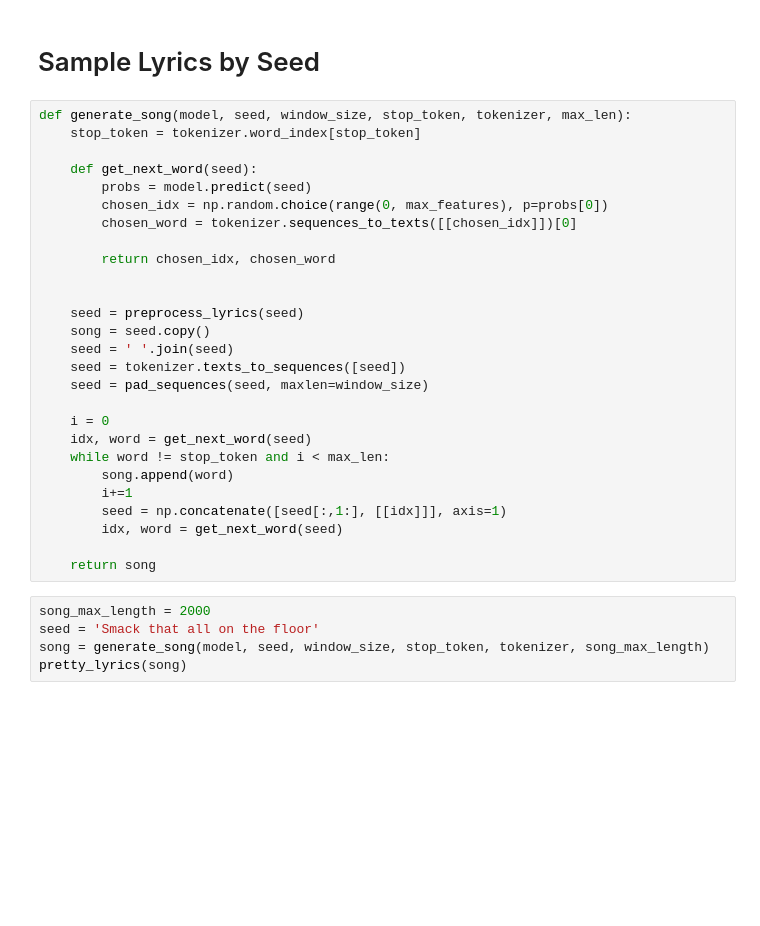
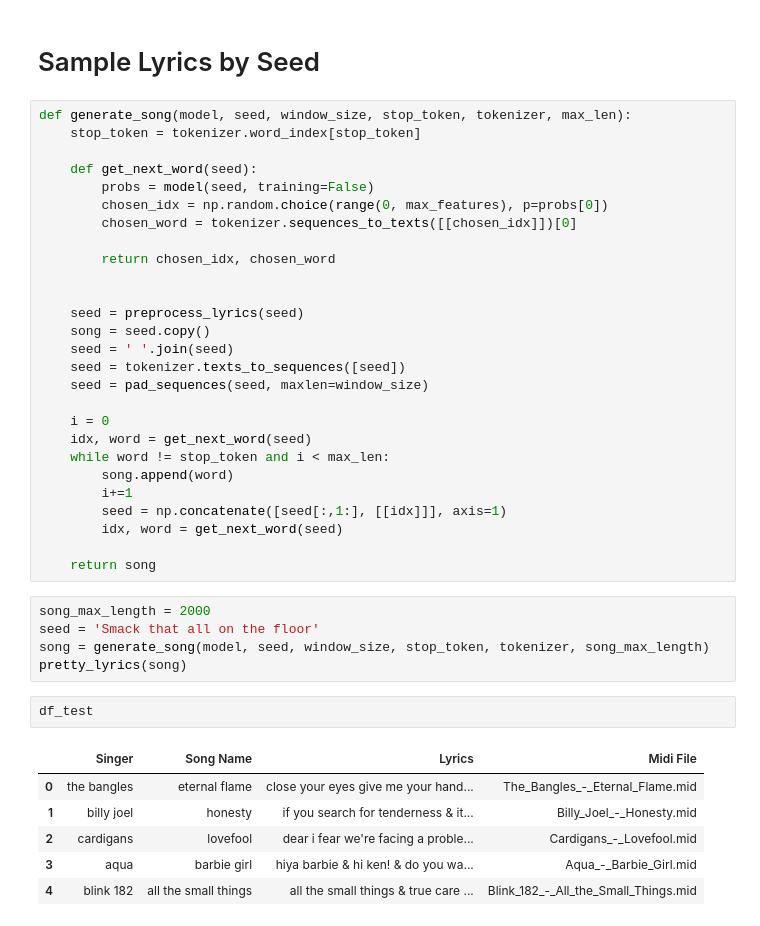
Before and after one commit to Naorko/lyrics-gen-tf, a Jupyter notebook: lyrics_generations.ipynb, the cells around one changed output. Cells and saved outputs as stored; diff of their text form; blank space fills up the shorter version.

```diff
--- a/lyrics_generations.ipynb
+++ b/lyrics_generations.ipynb
@@ -526,7 +598,7 @@ def generate_song(model, seed, window_size, stop_token, tokenizer, max_len):
     stop_token = tokenizer.word_index[stop_token]
 
     def get_next_word(seed):
-        probs = model.predict(seed)
+        probs = model(seed, training=False)
         chosen_idx = np.random.choice(range(0, max_features), p=probs[0])
         chosen_word = tokenizer.sequences_to_texts([[chosen_idx]])[0]
 
@@ -553,3 +625,12 @@ song_max_length = 2000
 seed = 'Smack that all on the floor'
 song = generate_song(model, seed, window_size, stop_token, tokenizer, song_max_length)
 pretty_lyrics(song)
+# %%
+df_test
+# %% [output]
+|  | Singer | Song Name | Lyrics | Midi File |
+| 0 | the bangles | eternal flame | close your eyes give me your hand... | The_Bangles_-_Eternal_Flame.mid |
+| 1 | billy joel | honesty | if you search for tenderness & it... | Billy_Joel_-_Honesty.mid |
+| 2 | cardigans | lovefool | dear i fear we're facing a proble... | Cardigans_-_Lovefool.mid |
+| 3 | aqua | barbie girl | hiya barbie & hi ken! & do you wa... | Aqua_-_Barbie_Girl.mid |
+| 4 | blink 182 | all the small things | all the small things & true care ... | Blink_182_-_All_the_Small_Things.mid |
```
Also changed, not shown: parts of 21 cells of this notebook.
